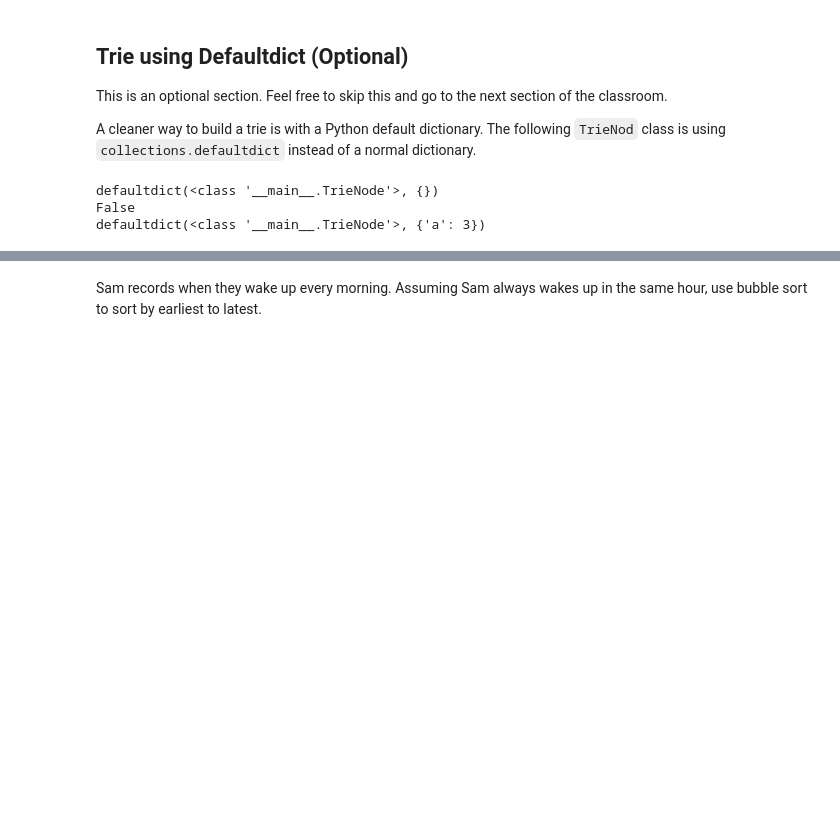
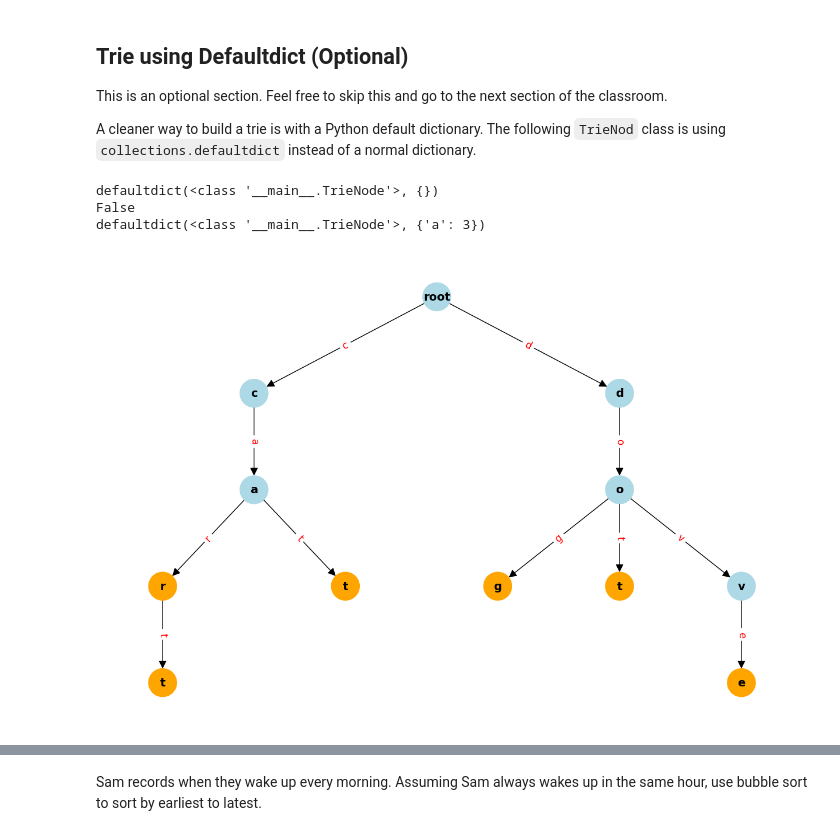
Before and after one commit to ligenchang/algorithm, a Jupyter notebook: basic.ipynb, the cells around one changed output, grey strips where cells are left out. Saved outputs shown, nothing was run; the diff lists cells and outputs as text; code cells hidden in the pictures; blank space fills up the shorter version.

```diff
--- a/basic.ipynb
+++ b/basic.ipynb
@@ -95,6 +170,104 @@ print(child_h.children)
 defaultdict(<class '__main__.TrieNode'>, {})
 False
 defaultdict(<class '__main__.TrieNode'>, {'a': 3})
+# %%
+import collections
+import matplotlib.pyplot as plt
+import networkx as nx
+
+class TrieNode:
+    def __init__(self):
+        self.children = collections.defaultdict(TrieNode)
+        self.is_word = False
+
+class Trie(object):
+    def __init__(self):
+        self.root = TrieNode()
+
+    def add(self, word):
+        current_node = self.root
+        for char in word:
+            if char not in current_node.children:
+                current_node.children[char] = TrieNode()
+            current_node = current_node.children[char]
+        current_node.is_word = True
+
+def build_graph(trie):
+    G = nx.DiGraph()
+
+    def add_edges(node, node_id):
+        for char, child in sorted(node.children.items()):
+            child_id = f"{node_id}-{char}"
+            G.add_edge(node_id, child_id, label=char)
+            add_edges(child, child_id)
+        G.nodes[node_id]['is_word'] = node.is_word
+
+    root_id = "root"
+    G.add_node(root_id, label="root", is_word=False)
+    add_edges(trie.root, root_id)
+    return G
+
+def hierarchy_pos(G, root='root', width=1., vert_gap=0.2, vert_loc=0, xcenter=0.5):
+    '''
+    Position nodes in a hierarchy (tree) layout.
+
+    Arguments:
+        G: the graph (must be a tree)
+        root: the root node id
+        width: horizontal space allocated for this branch - avoids overlap
+        vert_gap: gap between levels vertically
+        vert_loc: vertical location of root
+        xcenter: horizontal center of root
+    Returns:
+        pos: dict of node positions keyed by node id
+    '''
+    def _hierarchy_pos(G, root, left, right, vert_loc, pos):
+        pos[root] = ((left + right) / 2, vert_loc)
+        children = list(G.successors(root))
+        if len(children) != 0:
+            dx = (right - left) / len(children)
+            nextx = left
+            for child in children:
+                next_right = nextx + dx
+                _hierarchy_pos(G, child, nextx, next_right, vert_loc - vert_gap, pos)
+                nextx += dx
+    pos = {}
+    _hierarchy_pos(G, root, 0, width, vert_loc, pos)
+    return pos
+
+def visualize_trie(trie, title=None):
+    G = build_graph(trie)
+    pos = hierarchy_pos(G)
+
+    labels = {}
+    colors = []
+    for node in G.nodes(data=True):
+        node_id = node[0]
+        is_word = node[1].get('is_word', False)
+        label = node_id.split('-')[-1] if node_id != "root" else "root"
+        labels[node_id] = label
+        colors.append('orange' if is_word else 'lightblue')
+
+    edge_labels = {(u, v): d['label'] for u, v, d in G.edges(data=True)}
+
+    plt.figure(figsize=(12, 8))
+    nx.draw(G, pos, labels=labels, with_labels=True, node_color=colors,
+            node_size=1200, font_size=14, font_weight='bold', arrowsize=20)
+    nx.draw_networkx_edge_labels(G, pos, edge_labels=edge_labels, font_color='red', font_size=12)
+    if title:
+        plt.title(title)
+    plt.axis('off')
+    plt.show()
+
+# Example usage:
+trie = Trie()
+words = ["cat", "car", "cart", "dog", "dove", "dot"]
+for w in words:
+    trie.add(w)
+
+visualize_trie(trie)
+# %% [output]
+[figure, added]
 # %%
 import collections
 
```
Also changed, not shown: parts of 10 cells of this notebook, 1 other file.
